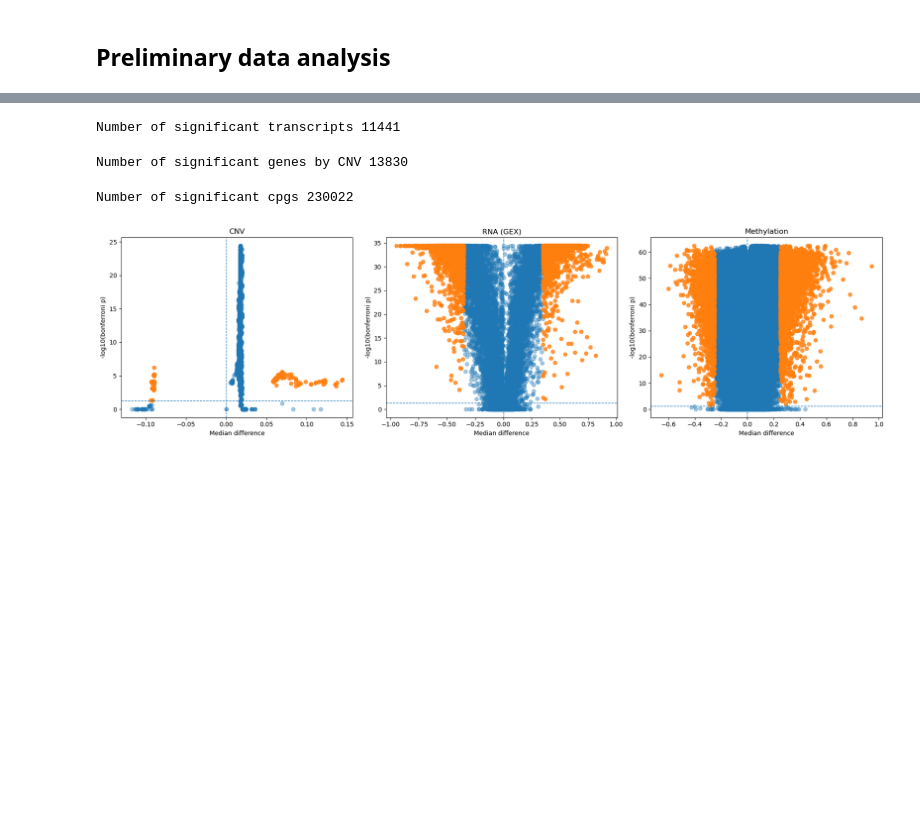
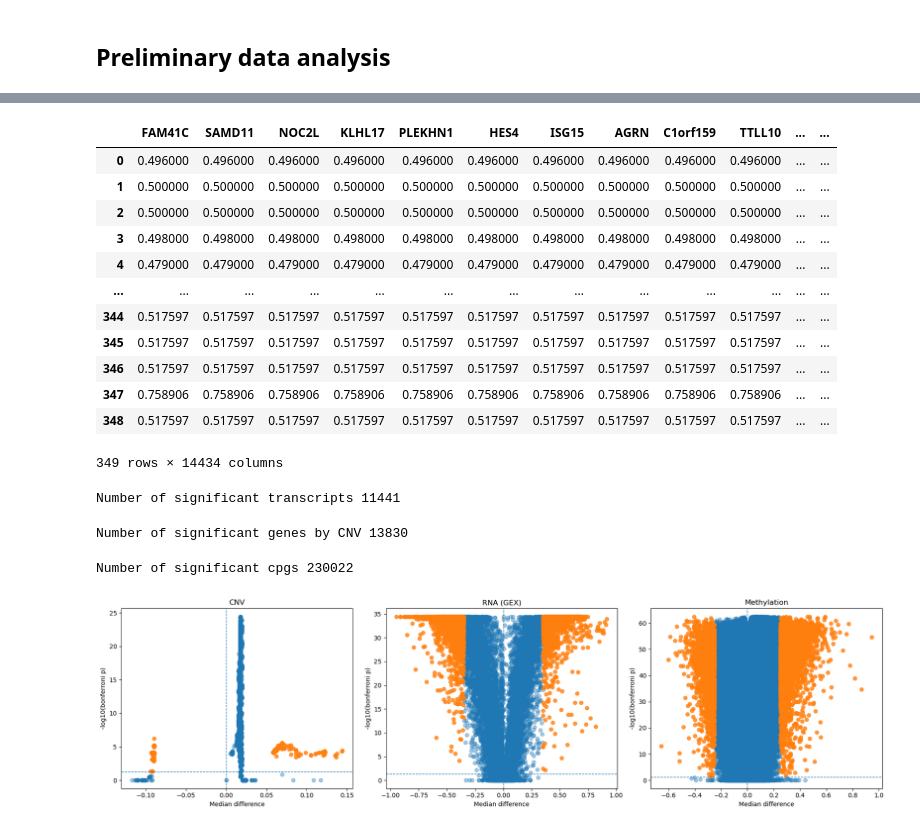
Before and after one commit to ink-github/KIRC_medbioinfo2026, a Jupyter notebook: data_analysis.ipynb, the cells around one changed output, grey strips where cells are left out. Drawn from its saved outputs; the diff is of its cells as text; code cells hidden in the pictures; blank space fills up the shorter version.

```diff
--- a/data_analysis.ipynb
+++ b/data_analysis.ipynb
@@ -91,3 +87,46 @@ plt.show()
+# %%
+# Split data
+group =
+tumor = cnv[cnv["group"] == "tumor"].drop(columns=["sample_id", "group"], errors="ignore")
+normal = cnv[cnv["group"] == "normal"].drop(columns=["sample_id", "group"], errors="ignore")
+
+# Flatten
+tumor_vals = tumor.values.flatten()
+normal_vals = normal.values.flatten()
+
+# Remove NaNs
+tumor_vals = tumor_vals[~np.isnan(tumor_vals)]
+normal_vals = normal_vals[~np.isnan(normal_vals)]
+
+# Plot tumor
+plt.figure()
+plt.hist(tumor_vals, bins=50)
+plt.title("Tumor CNV distribution")
+plt.xlabel("CNV")
+plt.ylabel("Frequency")
+plt.show()
+
+# Plot normal
+plt.figure()
+plt.hist(normal_vals, bins=50)
+plt.title("Normal CNV distribution")
+plt.xlabel("CNV")
+plt.ylabel("Frequency")
+plt.show()
+# %% [output]
+|  | FAM41C | SAMD11 | NOC2L | KLHL17 | PLEKHN1 | HES4 | ISG15 | AGRN | C1orf159 | TTLL10 | ... | ... |
+| 0 | 0.496000 | 0.496000 | 0.496000 | 0.496000 | 0.496000 | 0.496000 | 0.496000 | 0.496000 | 0.496000 | 0.496000 | ... | ... |
+| 1 | 0.500000 | 0.500000 | 0.500000 | 0.500000 | 0.500000 | 0.500000 | 0.500000 | 0.500000 | 0.500000 | 0.500000 | ... | ... |
+| 2 | 0.500000 | 0.500000 | 0.500000 | 0.500000 | 0.500000 | 0.500000 | 0.500000 | 0.500000 | 0.500000 | 0.500000 | ... | ... |
+| 3 | 0.498000 | 0.498000 | 0.498000 | 0.498000 | 0.498000 | 0.498000 | 0.498000 | 0.498000 | 0.498000 | 0.498000 | ... | ... |
+| 4 | 0.479000 | 0.479000 | 0.479000 | 0.479000 | 0.479000 | 0.479000 | 0.479000 | 0.479000 | 0.479000 | 0.479000 | ... | ... |
+| ... | ... | ... | ... | ... | ... | ... | ... | ... | ... | ... | ... | ... |
+| 344 | 0.517597 | 0.517597 | 0.517597 | 0.517597 | 0.517597 | 0.517597 | 0.517597 | 0.517597 | 0.517597 | 0.517597 | ... | ... |
+| 345 | 0.517597 | 0.517597 | 0.517597 | 0.517597 | 0.517597 | 0.517597 | 0.517597 | 0.517597 | 0.517597 | 0.517597 | ... | ... |
+| 346 | 0.517597 | 0.517597 | 0.517597 | 0.517597 | 0.517597 | 0.517597 | 0.517597 | 0.517597 | 0.517597 | 0.517597 | ... | ... |
+| 347 | 0.758906 | 0.758906 | 0.758906 | 0.758906 | 0.758906 | 0.758906 | 0.758906 | 0.758906 | 0.758906 | 0.758906 | ... | ... |
+| 348 | 0.517597 | 0.517597 | 0.517597 | 0.517597 | 0.517597 | 0.517597 | 0.517597 | 0.517597 | 0.517597 | 0.517597 | ... | ... |
+349 rows × 14434 columns
 # %%
 # Differential CNV / Expression / Methylation
 
```
Also changed, not shown: parts of 1 cell of this notebook.
